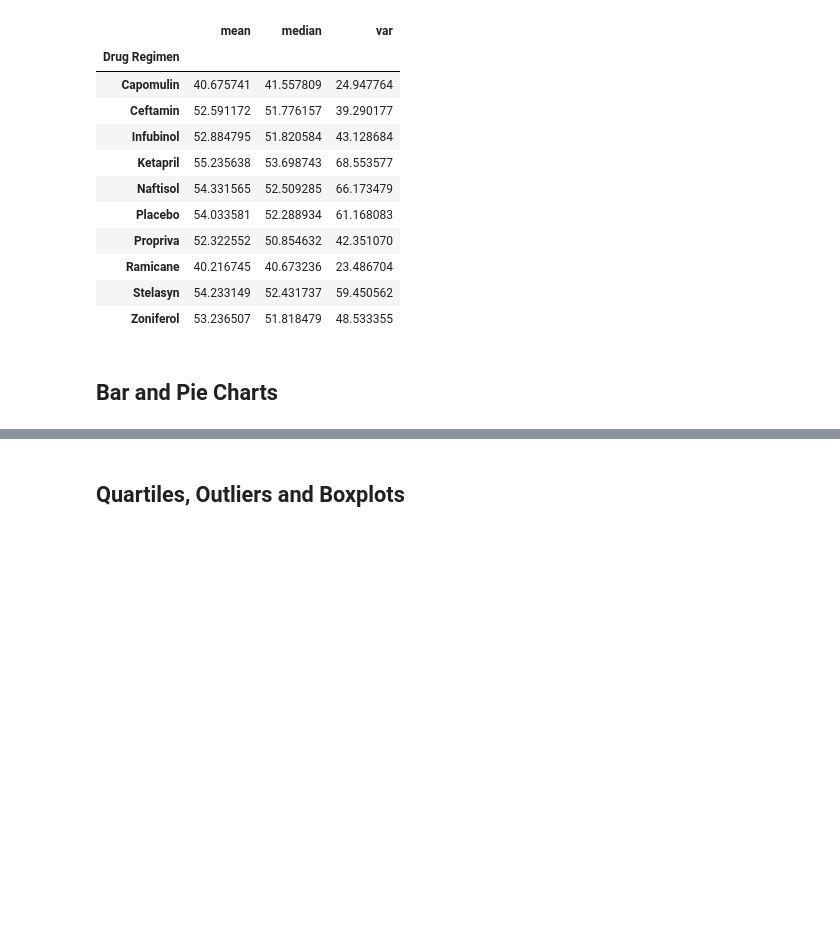
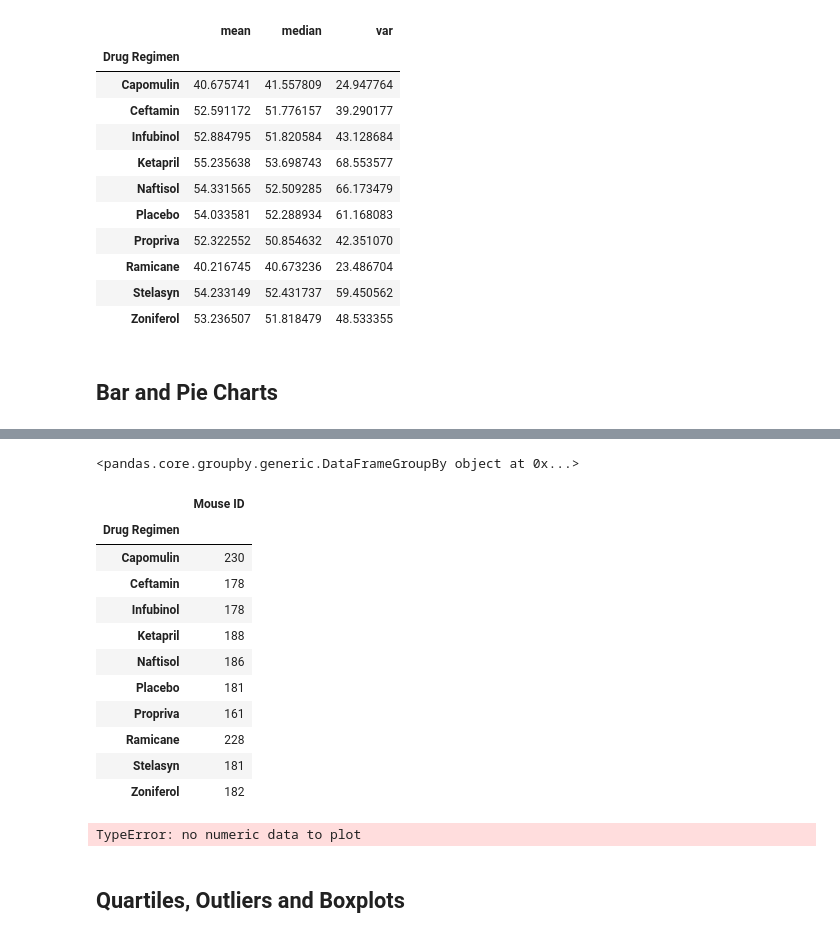
Before and after one commit to lgrayes/matplotlib-challenge, a Jupyter notebook: Pymaceuticals/matTest01.ipynb, the cells around one changed output, grey strips where cells are left out. Drawn from its saved outputs; the diff is of its cells as text; code cells hidden in the pictures; blank space fills up the shorter version.

```diff
--- a/Pymaceuticals/matTest01.ipynb
+++ b/Pymaceuticals/matTest01.ipynb
@@ -415,0 +437,19 @@ grouped_regimen3_df
+# %%
+grouped_regimen3_df = regimen3_df.groupby(["Drug Regimen"])
+print (grouped_regimen3_df)
+
+grouped_regimen3_df.count()
+# %% [output]
+<pandas.core.groupby.generic.DataFrameGroupBy object at 0x...>
+|  | Mouse ID |
+| Drug Regimen |  |
+| Capomulin | 230 |
+| Ceftamin | 178 |
+| Infubinol | 178 |
+| Ketapril | 188 |
+| Naftisol | 186 |
+| Placebo | 181 |
+| Propriva | 161 |
+| Ramicane | 228 |
+| Stelasyn | 181 |
+| Zoniferol | 182 |
@@ -416,5 +458,14 @@ grouped_regimen3_df
 # %%
 # Generate a bar plot showing the total number of unique mice tested on each drug regimen using pyplot.
+# %%
+regimen1_chart = grouped_regimen3_df.plot(kind="bar", title="Mouse ID by Drug Regimen")
+regimen1_chart.set_xlabel("Drug Regimen")
+regimen1_chart.set_ylabel("Number of Mouse Tests")
+
+plt.show()
+plt.tight_layout()
+# %% [output]
+TypeError: no numeric data to plot
 # %%
 # Generate a pie plot showing the distribution of female versus male mice using pandas
 # %%
```
Also changed, not shown: parts of 4 cells of this notebook.
